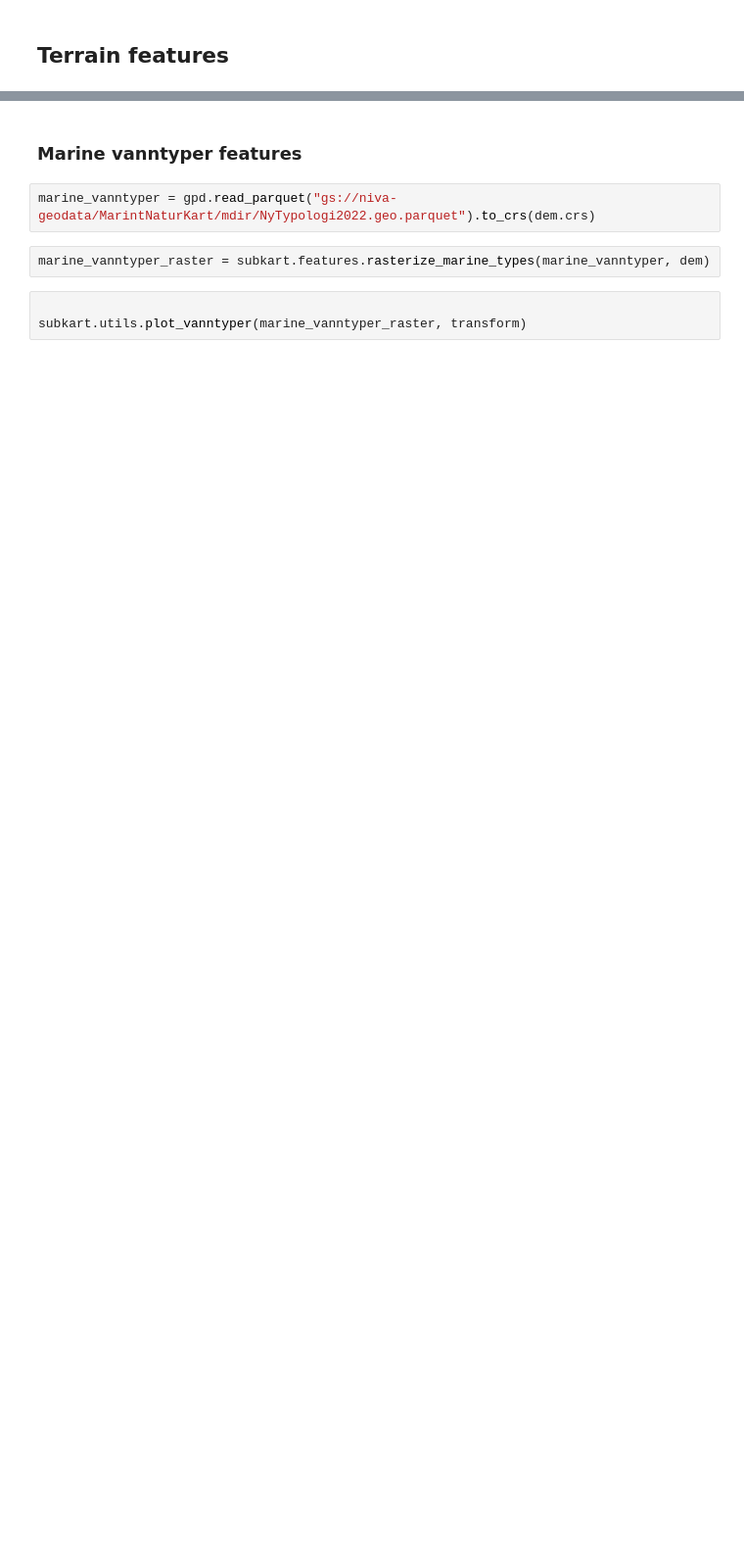
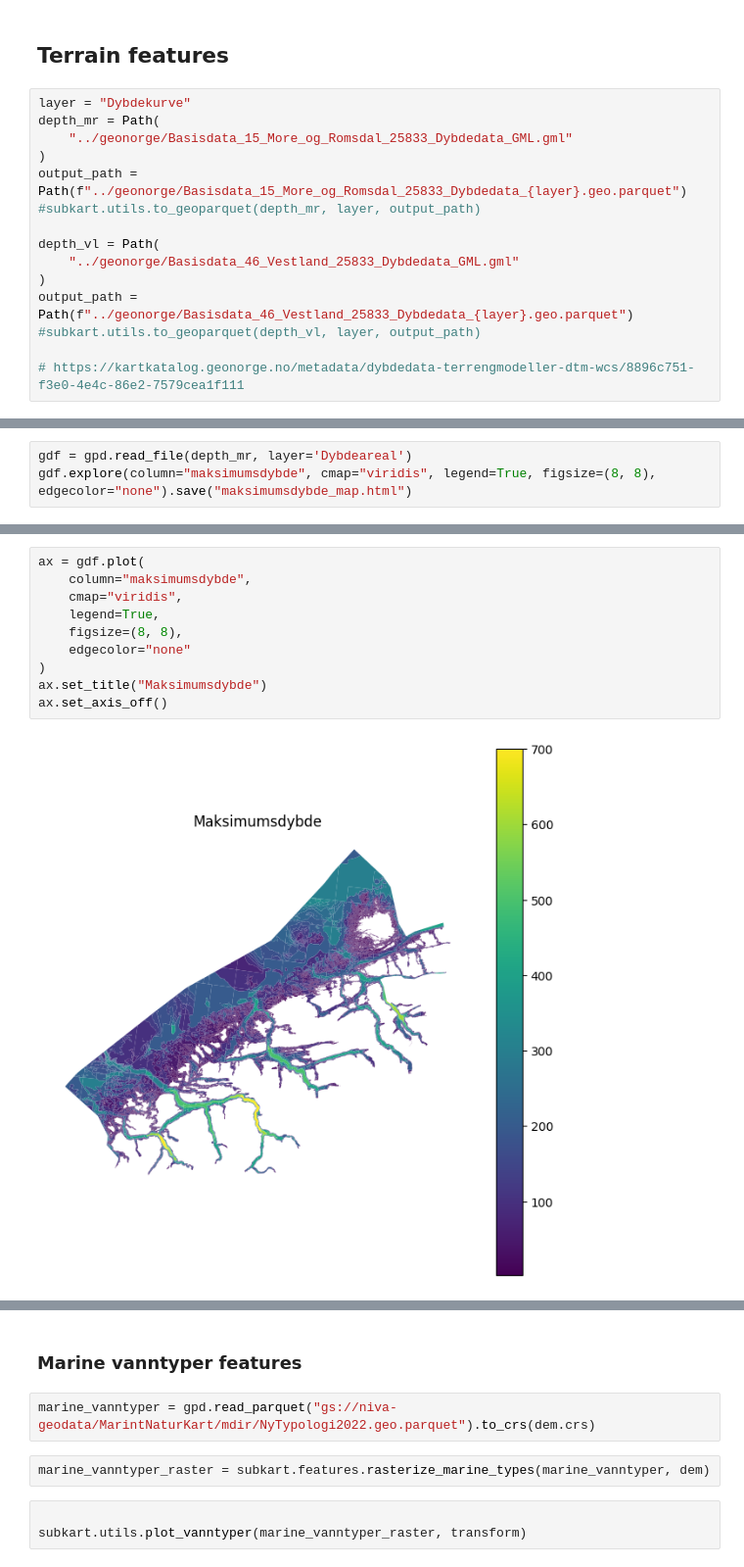
Before and after one commit to NIVANorge/marint-naturkart-niva, a Jupyter notebook: notebooks/02_modelling.ipynb, the cells around one changed output, grey strips where cells are left out. Shown at 98% size. Cells and saved outputs as stored; diff of their text form; blank space fills up the shorter version.

```diff
--- a/notebooks/02_modelling.ipynb
+++ b/notebooks/02_modelling.ipynb
@@ -37,3 +40,18 @@ import json
 import subkart
 # %% [markdown]
 ## Terrain features
+# %%
+layer = "Dybdekurve"
+depth_mr = Path(
+    "../geonorge/Basisdata_15_More_og_Romsdal_25833_Dybdedata_GML.gml"
+)
+output_path = Path(f"../geonorge/Basisdata_15_More_og_Romsdal_25833_Dybdedata_{layer}.geo.parquet")
+#subkart.utils.to_geoparquet(depth_mr, layer, output_path)
+
+depth_vl = Path(
+    "../geonorge/Basisdata_46_Vestland_25833_Dybdedata_GML.gml"
+)
+output_path = Path(f"../geonorge/Basisdata_46_Vestland_25833_Dybdedata_{layer}.geo.parquet")
+#subkart.utils.to_geoparquet(depth_vl, layer, output_path)
+
+# https://kartkatalog.geonorge.no/metadata/dybdedata-terrengmodeller-dtm-wcs/8896c751-f3e0-4e4c-86e2-7579cea1f111
@@ -39,0 +61,3 @@ import subkart
+# %%
+gdf = gpd.read_file(depth_mr, layer='Dybdeareal')
+gdf.explore(column="maksimumsdybde", cmap="viridis", legend=True, figsize=(8, 8), edgecolor="none").save("maksimumsdybde_map.html")
@@ -39,0 +80,12 @@ import subkart
+# %%
+ax = gdf.plot(
+    column="maksimumsdybde",
+    cmap="viridis",
+    legend=True,
+    figsize=(8, 8),
+    edgecolor="none"
+)
+ax.set_title("Maksimumsdybde")
+ax.set_axis_off()
+# %% [output]
+[figure, added]
```
Also changed, not shown: parts of 12 cells of this notebook.
